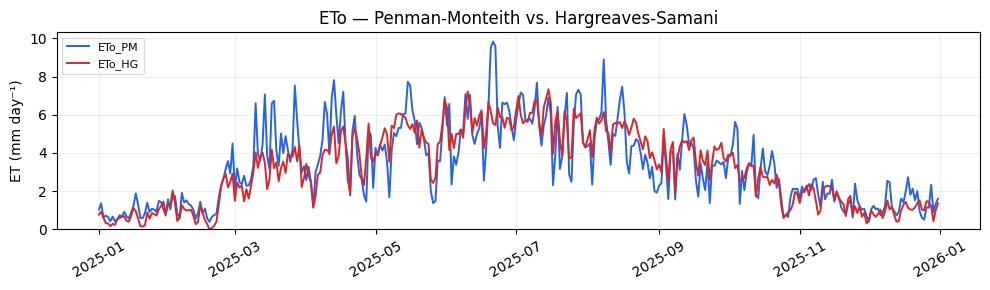
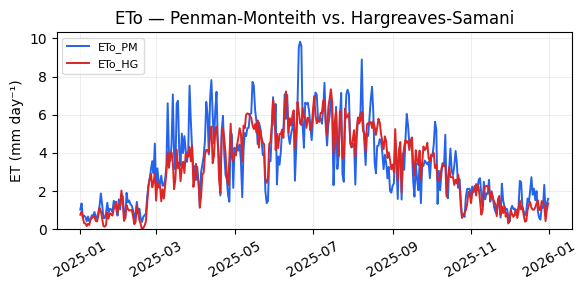
Code edit (unified diff) that turned the first committed figure into the second:
--- before
+++ after
@@ -11,5 +11,5 @@
 df_d['ETo_HG'] = ETo_hg
 
-fig, ax = plt.subplots(figsize=(10, 3))
+fig, ax = plt.subplots(figsize=(6, 3))
 ms.plot_et(ax, df_d, variables=['ETo_PM', 'ETo_HG'])
 ax.set_title('ETo — Penman-Monteith vs. Hargreaves-Samani')

Commit: Uploaded files for v0.1.3